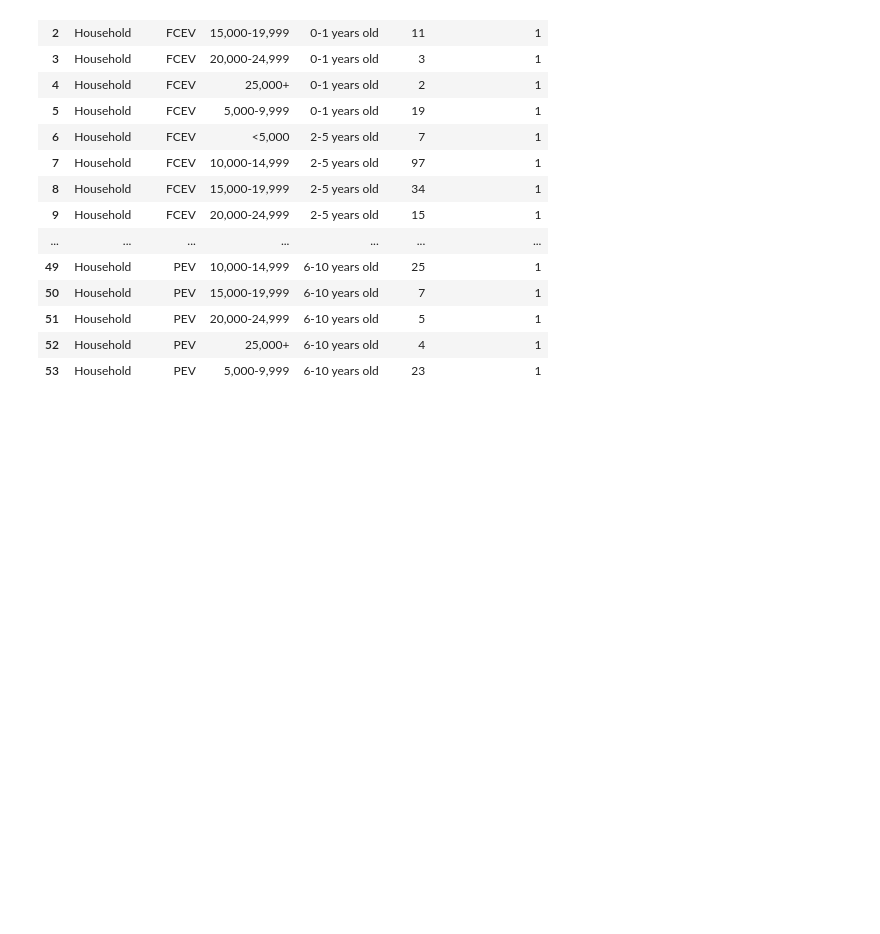
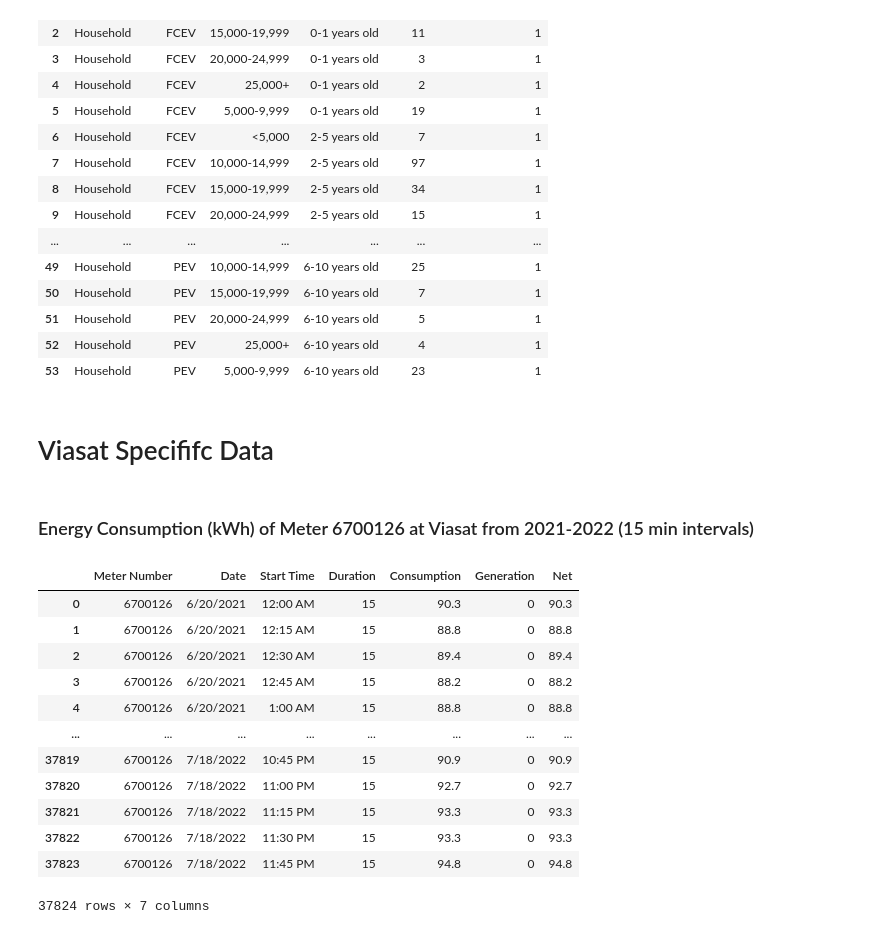
Before and after one commit to pallavigkwd/ENG100D, a Jupyter notebook: main.ipynb, the cells around one changed output. Saved outputs shown, nothing was run; the diff lists cells and outputs as text; code cells hidden in the pictures; blank space fills up the shorter version.

Commit message:
energy consumption of meter 6700126

```diff
--- a/main.ipynb
+++ b/main.ipynb
@@ -98,3 +98,24 @@ vehMilesTraveled
 | 51 | Household | PEV | 20,000-24,999 | 6-10 years old | 5 | 1 |
 | 52 | Household | PEV | 25,000+ | 6-10 years old | 4 | 1 |
 | 53 | Household | PEV | 5,000-9,999 | 6-10 years old | 23 | 1 |
+# %% [markdown]
+# Viasat Specififc Data
+# %% [markdown]
+### Energy Consumption (kWh) of Meter 6700126 at Viasat from 2021-2022 (15 min intervals)
+# %%
+viasatConsumption = pd.read_csv('data/viasatConsumption.csv')
+viasatConsumption
+# %% [output]
+|  | Meter Number | Date | Start Time | Duration | Consumption | Generation | Net |
+| 0 | 6700126 | 6/20/2021 | 12:00 AM | 15 | 90.3 | 0 | 90.3 |
+| 1 | 6700126 | 6/20/2021 | 12:15 AM | 15 | 88.8 | 0 | 88.8 |
+| 2 | 6700126 | 6/20/2021 | 12:30 AM | 15 | 89.4 | 0 | 89.4 |
+| 3 | 6700126 | 6/20/2021 | 12:45 AM | 15 | 88.2 | 0 | 88.2 |
+| 4 | 6700126 | 6/20/2021 | 1:00 AM | 15 | 88.8 | 0 | 88.8 |
+| ... | ... | ... | ... | ... | ... | ... | ... |
+| 37819 | 6700126 | 7/18/2022 | 10:45 PM | 15 | 90.9 | 0 | 90.9 |
+| 37820 | 6700126 | 7/18/2022 | 11:00 PM | 15 | 92.7 | 0 | 92.7 |
+| 37821 | 6700126 | 7/18/2022 | 11:15 PM | 15 | 93.3 | 0 | 93.3 |
+| 37822 | 6700126 | 7/18/2022 | 11:30 PM | 15 | 93.3 | 0 | 93.3 |
+| 37823 | 6700126 | 7/18/2022 | 11:45 PM | 15 | 94.8 | 0 | 94.8 |
+37824 rows × 7 columns
```
Also changed, not shown: parts of 1 cell of this notebook, 2 other files.
